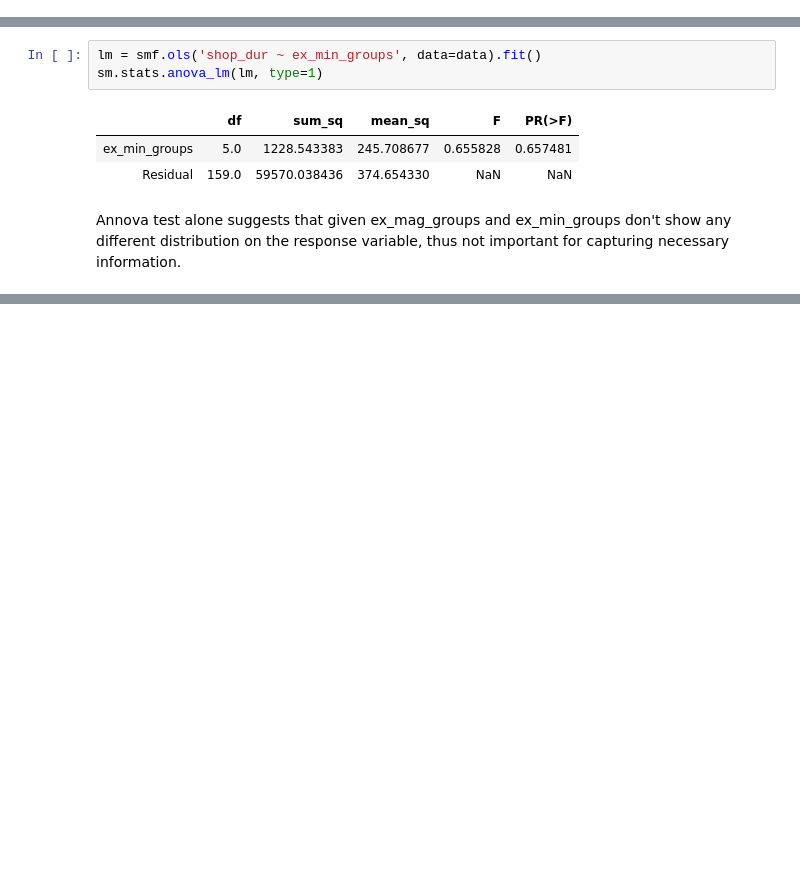
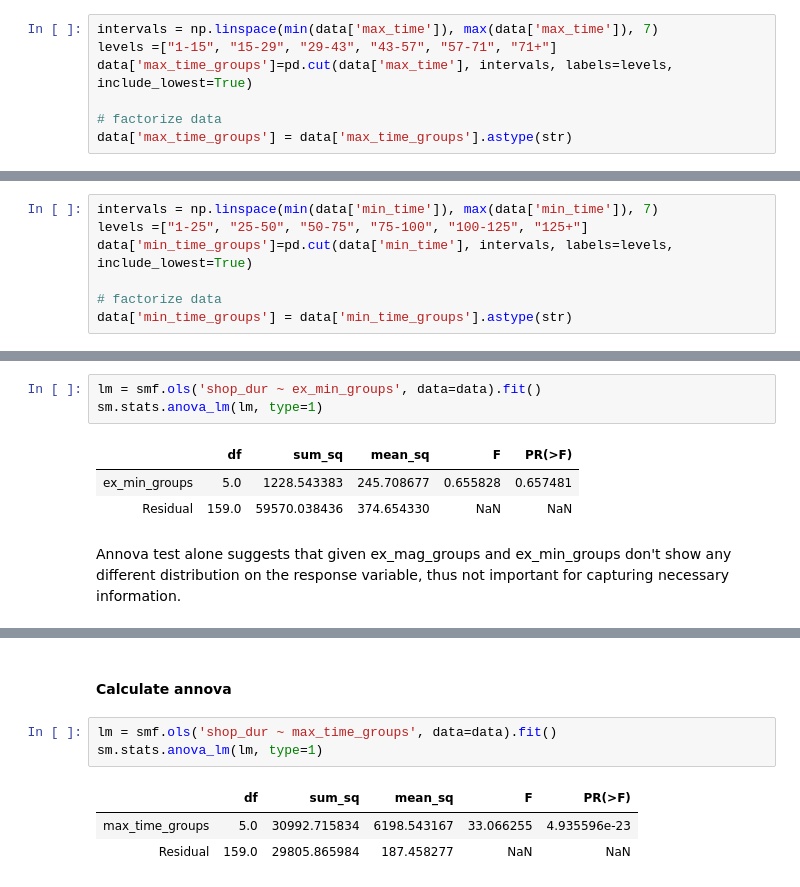
Before and after one commit to MhmudFwzi/customer_behavior_prediction, a Jupyter notebook: ANOVA - Test .ipynb, the cells around one changed output, grey strips where cells are left out. Drawn from its saved outputs; the diff is of its cells as text; blank space fills up the shorter version.

Commit message:
Update ANOVA - Test .ipynb
add ex_min and ex_max tests

```diff
--- a/ANOVA - Test .ipynb
+++ b/ANOVA - Test .ipynb
@@ -165,0 +168,7 @@ data['ex_min_groups'] = data['ex_min_groups'].astype(str)
+# %%
+intervals = np.linspace(min(data['max_time']), max(data['max_time']), 7)
+levels =["1-15", "15-29", "29-43", "43-57", "57-71", "71+"]
+data['max_time_groups']=pd.cut(data['max_time'], intervals, labels=levels, include_lowest=True)
+
+# factorize data
+data['max_time_groups'] = data['max_time_groups'].astype(str)
@@ -166,3 +177,10 @@ data['ex_min_groups'] = data['ex_min_groups'].astype(str)
+# %%
+intervals = np.linspace(min(data['min_time']), max(data['min_time']), 7)
+levels =["1-25", "25-50", "50-75", "75-100", "100-125", "125+"]
+data['min_time_groups']=pd.cut(data['min_time'], intervals, labels=levels, include_lowest=True)
+
+# factorize data
+data['min_time_groups'] = data['min_time_groups'].astype(str)
 # %%
 data.head()
 # %% [output]
@@ -438,0 +491,9 @@ Annova test alone suggests that given ex_mag_groups and ex_min_groups don't show
+# %% [markdown]
+#### Calculate annova
+# %%
+lm = smf.ols('shop_dur ~ max_time_groups', data=data).fit()
+sm.stats.anova_lm(lm, type=1)
+# %% [output]
+|  | df | sum_sq | mean_sq | F | PR(>F) |
+| max_time_groups | 5.0 | 30992.715834 | 6198.543167 | 33.066255 | 4.935596e-23 |
+| Residual | 159.0 | 29805.865984 | 187.458277 | NaN | NaN |
```
Also changed, not shown: parts of 8 cells of this notebook.
